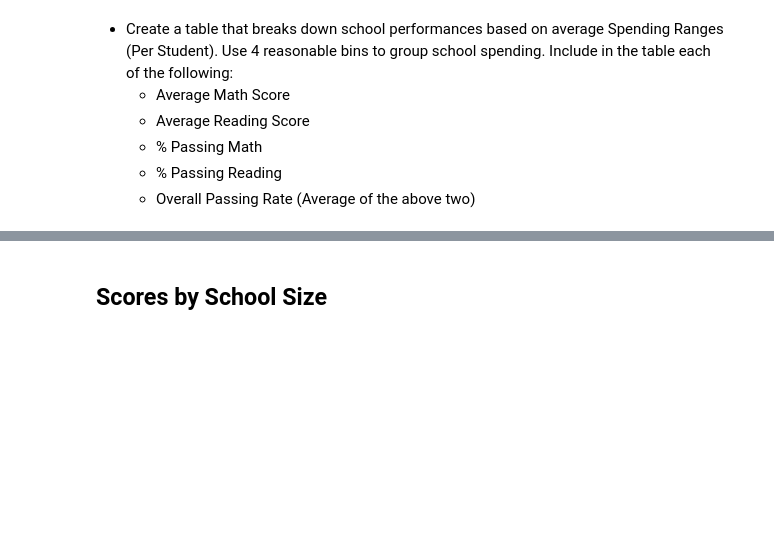
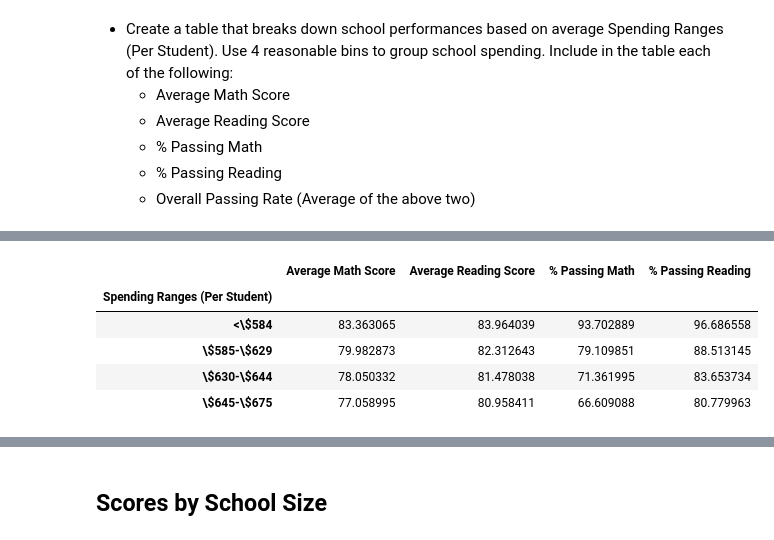
Before and after one commit to khutula/pandas-challenge, a Jupyter notebook: PyCitySchools/PyCitySchools_starter.ipynb, the cells around one changed output, grey strips where cells are left out. Saved outputs shown, nothing was run; the diff lists cells and outputs as text; code cells hidden in the pictures; blank space fills up the shorter version.

```diff
--- a/PyCitySchools/PyCitySchools_starter.ipynb
+++ b/PyCitySchools/PyCitySchools_starter.ipynb
@@ -318,3 +330,12 @@ reading_by_grades_df
+# %%
+school_spending_summary_df
+# %% [output]
+|  | Average Math Score | Average Reading Score | % Passing Math | % Passing Reading |
+| Spending Ranges (Per Student) |  |  |  |  |
+| <\$584 | 83.363065 | 83.964039 | 93.702889 | 96.686558 |
+| \$585-\$629 | 79.982873 | 82.312643 | 79.109851 | 88.513145 |
+| \$630-\$644 | 78.050332 | 81.478038 | 71.361995 | 83.653734 |
+| \$645-\$675 | 77.058995 | 80.958411 | 66.609088 | 80.779963 |
 # %%
 # %% [output]
 |  | Average Math Score | Average Reading Score | % Passing Math | % Passing Reading | ... |
```
Also changed, not shown: parts of 28 cells of this notebook.
